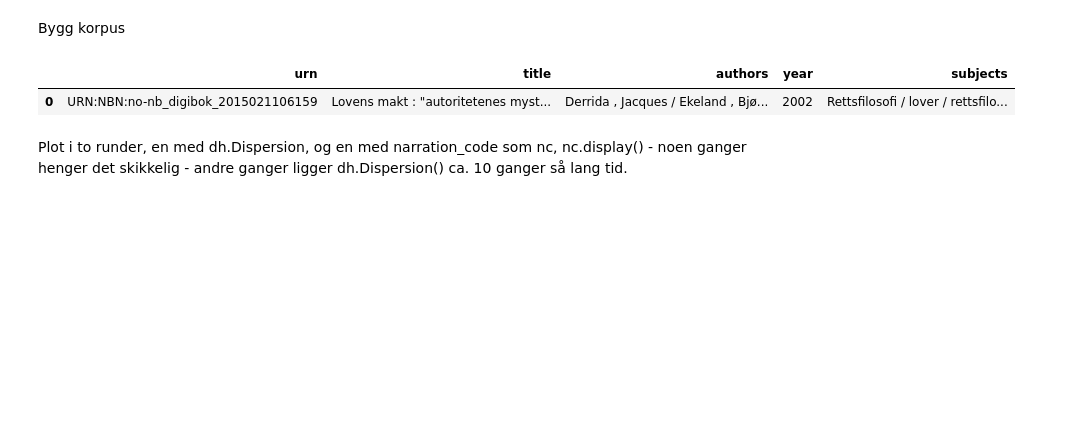
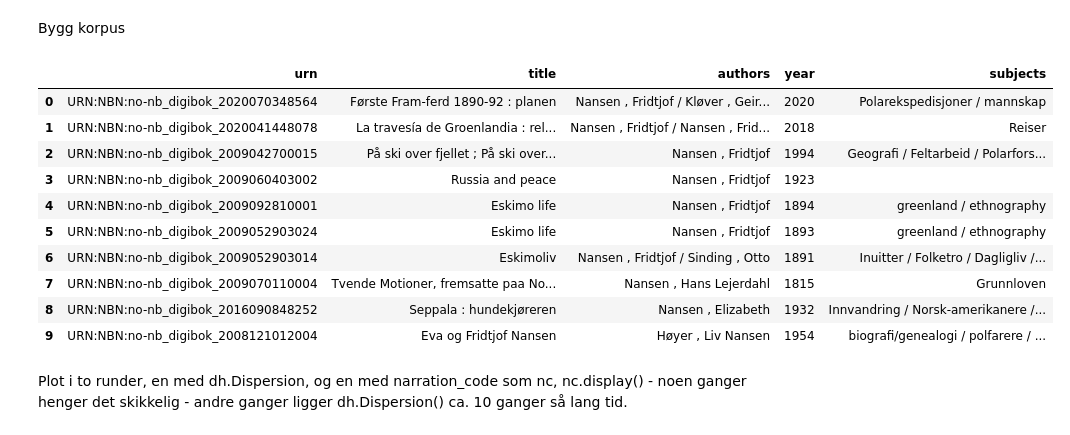
Before and after one commit to Yoonsen/narrative-buer, a Jupyter notebook: dispersion_db2_vs_sp3.ipynb, the cells around one changed output. Cells and saved outputs as stored; diff of their text form; code cells hidden in the pictures; blank space fills up the shorter version.

```diff
--- a/dispersion_db2_vs_sp3.ipynb
+++ b/dispersion_db2_vs_sp3.ipynb
@@ -17,11 +17,20 @@ css('comments_polnet.css')
 # %% [markdown]
 Bygg korpus
 # %%
-corpus = dh.Corpus(doctype = "digibok", author= "derrida", limit = 1)
+corpus = dh.Corpus(doctype = "digibok", author= "nansen", limit = 10)
 corpus.corpus[['urn', 'title','authors','year', 'subjects']]
 # %% [output]
 |  | urn | title | authors | year | subjects |
-| 0 | URN:NBN:no-nb_digibok_2015021106159 | Lovens makt : "autoritetenes myst... | Derrida , Jacques / Ekeland , Bjø... | 2002 | Rettsfilosofi / lover / rettsfilo... |
+| 0 | URN:NBN:no-nb_digibok_2020070348564 | Første Fram-ferd 1890-92 : planen | Nansen , Fridtjof / Kløver , Geir... | 2020 | Polarekspedisjoner / mannskap |
+| 1 | URN:NBN:no-nb_digibok_2020041448078 | La travesía de Groenlandia : rel... | Nansen , Fridtjof / Nansen , Frid... | 2018 | Reiser |
+| 2 | URN:NBN:no-nb_digibok_2009042700015 | På ski over fjellet ; På ski over... | Nansen , Fridtjof | 1994 | Geografi / Feltarbeid / Polarfors... |
+| 3 | URN:NBN:no-nb_digibok_2009060403002 | Russia and peace | Nansen , Fridtjof | 1923 |  |
+| 4 | URN:NBN:no-nb_digibok_2009092810001 | Eskimo life | Nansen , Fridtjof | 1894 | greenland / ethnography |
+| 5 | URN:NBN:no-nb_digibok_2009052903024 | Eskimo life | Nansen , Fridtjof | 1893 | greenland / ethnography |
+| 6 | URN:NBN:no-nb_digibok_2009052903014 | Eskimoliv | Nansen , Fridtjof / Sinding , Otto | 1891 | Inuitter / Folketro / Dagligliv /... |
+| 7 | URN:NBN:no-nb_digibok_2009070110004 | Tvende Motioner, fremsatte paa No... | Nansen , Hans Lejerdahl | 1815 | Grunnloven |
+| 8 | URN:NBN:no-nb_digibok_2016090848252 | Seppala : hundekjøreren | Nansen , Elizabeth | 1932 | Innvandring / Norsk-amerikanere /... |
+| 9 | URN:NBN:no-nb_digibok_2008121012004 | Eva og Fridtjof Nansen | Høyer , Liv Nansen | 1954 | biografi/genealogi / polfarere / ... |
 # %% [markdown]
 Plot i to runder, en med dh.Dispersion, og en med narration_code som nc, nc.display() - noen ganger henger det skikkelig - andre ganger ligger dh.Dispersion() ca. 10 ganger så lang tid.
 # %%
```
Also changed, not shown: parts of 6 cells of this notebook.
